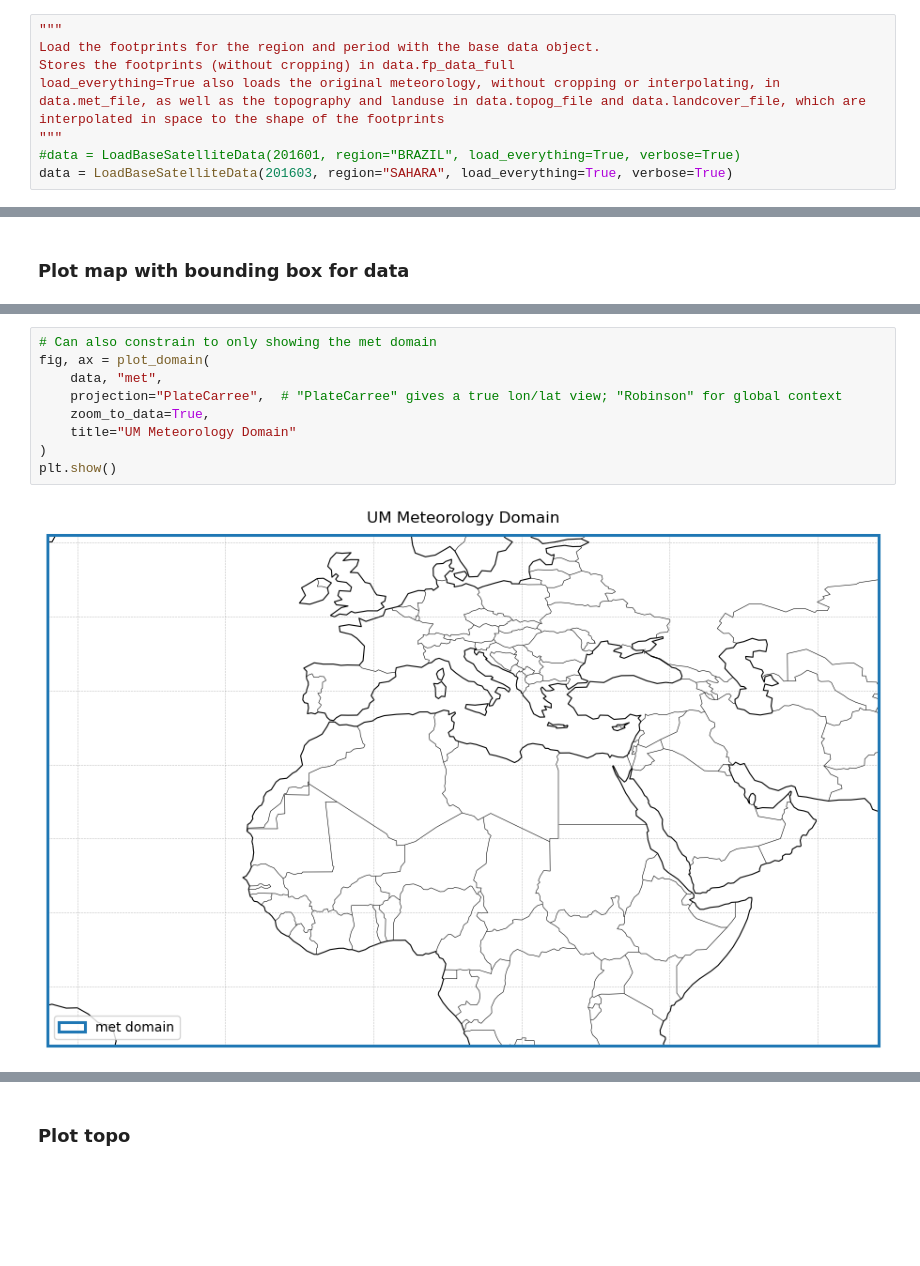
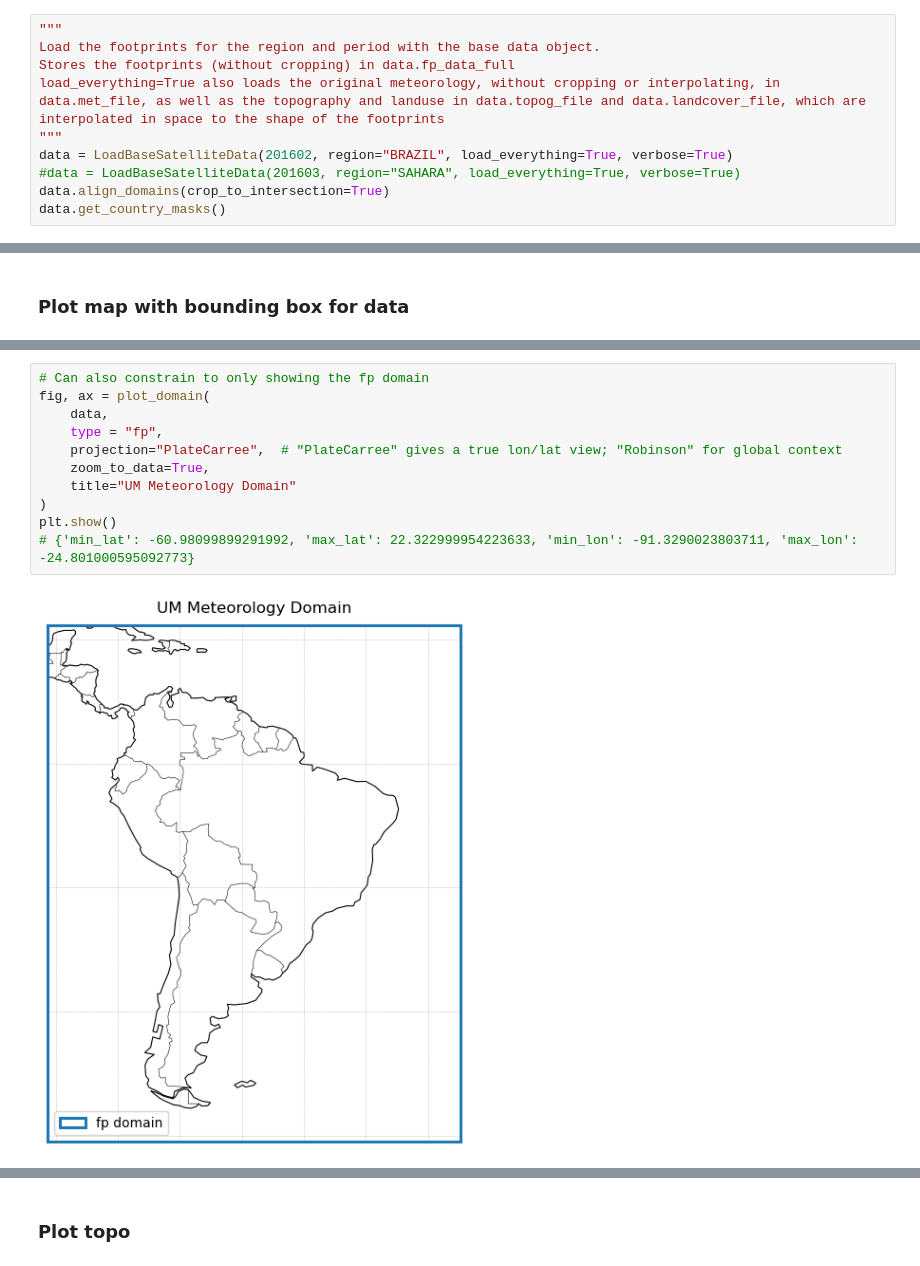
Before and after one commit to GATES-Lab/GATES_LPDM_emulator, a Jupyter notebook: vis/characterisation_jeff.ipynb, the cells around one changed output, grey strips where cells are left out. Saved outputs shown, nothing was run; the diff lists cells and outputs as text; blank space fills up the shorter version.

```diff
--- a/vis/characterisation_jeff.ipynb
+++ b/vis/characterisation_jeff.ipynb
@@ -30,7 +35,9 @@ Load the footprints for the region and period with the base data object.
 Stores the footprints (without cropping) in data.fp_data_full
 load_everything=True also loads the original meteorology, without cropping or interpolating, in data.met_file, as well as the topography and landuse in data.topog_file and data.landcover_file, which are interpolated in space to the shape of the footprints
 """
-#data = LoadBaseSatelliteData(201601, region="BRAZIL", load_everything=True, verbose=True)
-data = LoadBaseSatelliteData(201603, region="SAHARA", load_everything=True, verbose=True)
+data = LoadBaseSatelliteData(201602, region="BRAZIL", load_everything=True, verbose=True)
+#data = LoadBaseSatelliteData(201603, region="SAHARA", load_everything=True, verbose=True)
+data.align_domains(crop_to_intersection=True)
+data.get_country_masks()
 # %% [output]
 ---- LOADING FOOTPRINTS
@@ -61,14 +156,16 @@ plt.show()
 # %%
-# Can also constrain to only showing the met domain
+# Can also constrain to only showing the fp domain
 fig, ax = plot_domain(
-    data, "met",
+    data,
+    type = "fp",
     projection="PlateCarree",  # "PlateCarree" gives a true lon/lat view; "Robinson" for global context
     zoom_to_data=True,
     title="UM Meteorology Domain"
 )
 plt.show()
+# {'min_lat': -60.98099899291992, 'max_lat': 22.322999954223633, 'min_lon': -91.3290023803711, 'max_lon': -24.801000595092773}
 # %% [output]
-[figure, old version]
+[figure, new version]
 # %%
 # Plot all three with distinct styles, zooming to the union of their extents
 fig, ax = plot_multiple_data_series(
```
Also changed, not shown: parts of 30 cells of this notebook, 2 other files.
